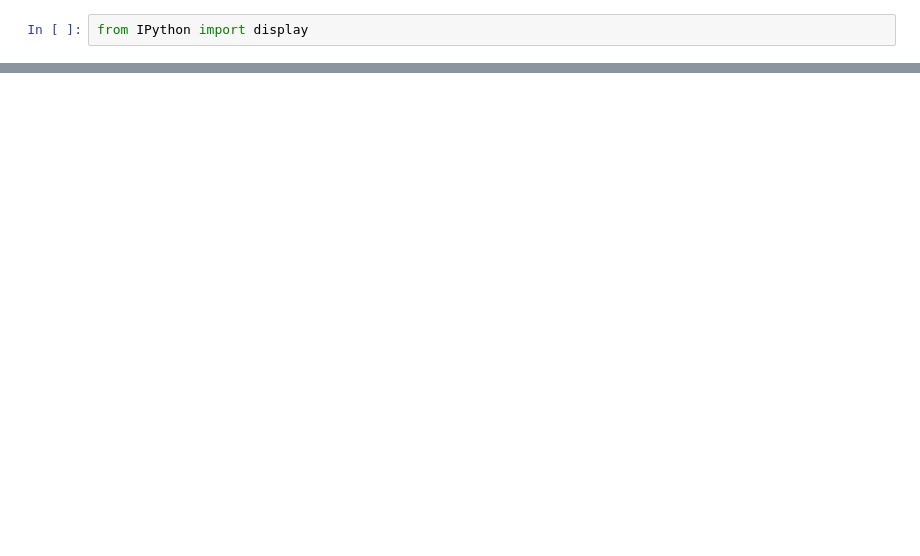
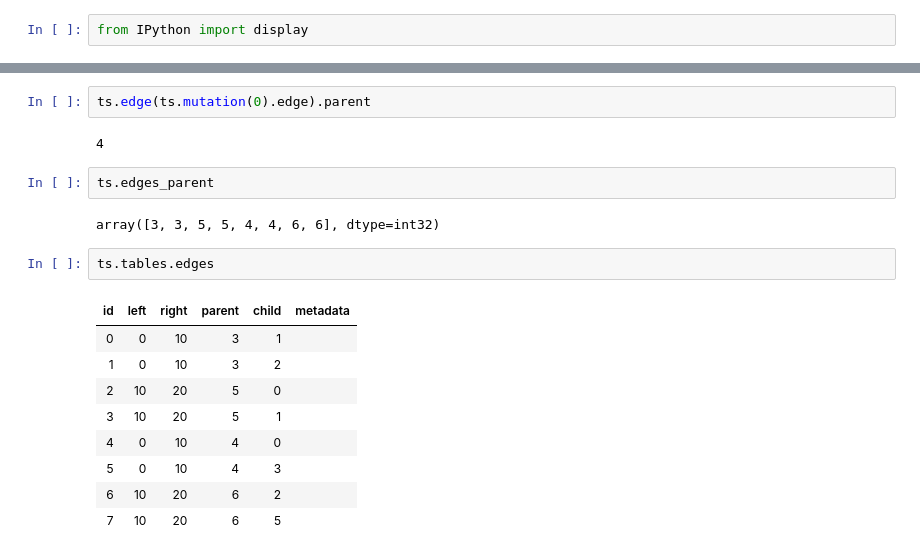
Before and after one commit to lkirk/ts-two-locus-proto, a Jupyter notebook: notebooks/StackBasedOneLocus.ipynb, the cells around one changed output, grey strips where cells are left out. Saved outputs shown, nothing was run; the diff lists cells and outputs as text; blank space fills up the shorter version.

```diff
--- a/notebooks/StackBasedOneLocus.ipynb
+++ b/notebooks/StackBasedOneLocus.ipynb
@@ -428,0 +745,20 @@ NodeTableRow(flags=0, time=2.0, population=-1, individual=-1, metadata=b'')
+# %%
+ts.edge(ts.mutation(0).edge).parent
+# %% [output]
+4
+# %%
+ts.edges_parent
+# %% [output]
+array([3, 3, 5, 5, 4, 4, 6, 6], dtype=int32)
+# %%
+ts.tables.edges
+# %% [output]
+| id | left | right | parent | child | metadata |
+| 0 | 0 | 10 | 3 | 1 |  |
+| 1 | 0 | 10 | 3 | 2 |  |
+| 2 | 10 | 20 | 5 | 0 |  |
+| 3 | 10 | 20 | 5 | 1 |  |
+| 4 | 0 | 10 | 4 | 0 |  |
+| 5 | 0 | 10 | 4 | 3 |  |
+| 6 | 10 | 20 | 6 | 2 |  |
+| 7 | 10 | 20 | 6 | 5 |  |
```
Also changed, not shown: parts of 56 cells of this notebook, 1 other file.
